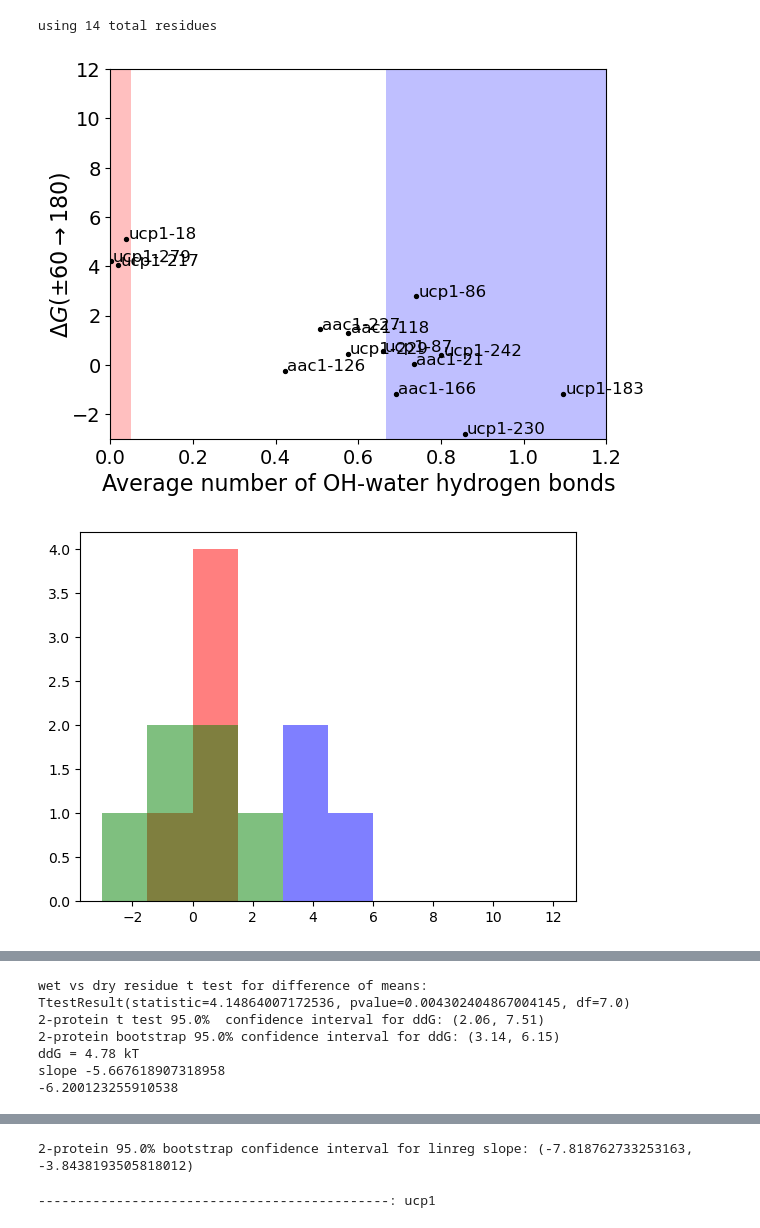
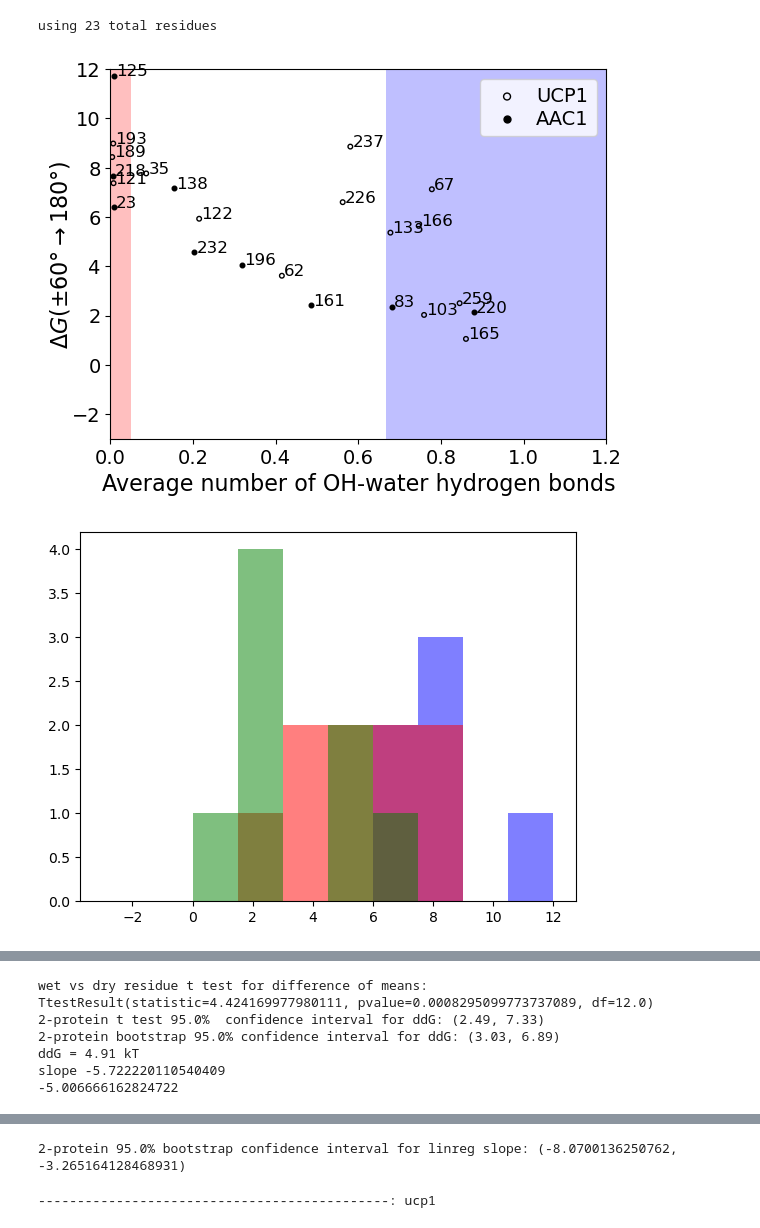
Before and after one commit to JonathanHB/threonine_rotamer_analysis, a Jupyter notebook: plot_rot_solv_sec_fixed_solvation.ipynb, the cells around one changed output, grey strips where cells are left out. Drawn from its saved outputs; the diff is of its cells as text; code cells hidden in the pictures.

Commit message:
figure updates

```diff
--- a/plot_rot_solv_sec_fixed_solvation.ipynb
+++ b/plot_rot_solv_sec_fixed_solvation.ipynb
@@ -227,7 +227,7 @@ def load_process(analysis_method, resn):
 
     return dG_all, hbond_t_frac_all, prot_all, resseq_all
 # %%
-resn = "ser"
+resn = "thr"
 dG_all, hbond_t_frac_all, prot_all, resseq_all = load_process(hist_fixed_class, resn)
 
 plt.scatter(hbond_t_frac_all, dG_all)
@@ -255,14 +255,33 @@ using 14 total residues
 # %%
 #plt.figure(figsize=(5,5), dpi=600)
 fsz = 16
-plt.scatter(hbond_t_frac_all, dG_all, s=8, color="black")
+#plt.scatter(hbond_t_frac_all, dG_all, s=8, color="black")
 print(f"using {len(dG_all)} total residues")
 
+point_size = 11
+aac1label = False
+ucp1label = False
 for p, r, w, g in zip(prot_all, resseq_all, hbond_t_frac_all, dG_all):
-    plt.annotate(f"{p}-{r}", (w+0.005, g), fontsize=12)
+    plt.annotate(f"{r}", (w+0.005, g), fontsize=12) #the protein was formerly also included in the point label
+    if p == "aac1":
+        if not aac1label:
+            label = "AAC1"
+            aac1label = True
+        else:
+            label = "_nolegend_"
+        plt.scatter(w, g, s=point_size, color="black", label=label)
+    else:
+        if not ucp1label:
+            label = "UCP1"
+            ucp1label = True
+        else:
+            label = "_nolegend_"
+        plt.scatter(w, g, s=point_size, color="black", facecolors='none', label=label)
+
+plt.legend(fontsize=14, loc="upper right", markerscale=1.5, handletextpad=0.5, labelspacing=0.2)
 
 plt.xlabel("Average number of OH-water hydrogen bonds", fontsize=fsz)
-plt.ylabel(r"$\Delta G(±60\rightarrow 180)$", fontsize=fsz, labelpad=0)
+plt.ylabel(r"$\Delta G(±60\degree\rightarrow 180\degree)$", fontsize=fsz, labelpad=0)
 #plt.ylabel(r"Free energy of 180 degree rotamer, $\Delta G_{rot|i}$ (kT)")
 plt.xlim(0,1.2)
 plt.ylim(-3,12)
@@ -274,9 +293,9 @@ plt.fill_between((0, 0.05), -3, 12, color="red", alpha=0.25, linewidth=0, zorder
 plt.fill_between((2/3, 1.2), -3, 12, color="blue", alpha=0.25, linewidth=0, zorder=0)
 # plt.axvline(0.05, color="red")
 # plt.axvline(2/3, color="red")
-
-plt.savefig(f"figures/rotamer_solvation_scatter_{resn}.png", dpi=600, bbox_inches='tight')
-plt.savefig(f"figures/rotamer_solvation_scatter_{resn}.svg", format="svg", bbox_inches='tight')
+version = 3
+plt.savefig(f"figures/rotamer_solvation_scatter_{resn}_v{version}.png", dpi=600, bbox_inches='tight')
+plt.savefig(f"figures/rotamer_solvation_scatter_{resn}_v{version}.svg", format="svg", bbox_inches='tight')
 
 plt.show()
 
@@ -317,7 +336,7 @@ plt.xlabel("Solvent environment", fontsize=fsz)
 
 plt.ylim(-3, 12)
 plt.yticks(fontsize=14)
-plt.ylabel(r"$\Delta G(±60\rightarrow 180)$", fontsize=fsz, labelpad=0)
+plt.ylabel(r"$\Delta G(±60\degree\rightarrow 180\degree)$", fontsize=fsz, labelpad=0)
 #plt.ylabel(r"Free energy of 180 degree rotamer, $\Delta G_{rot|i}$ (kT)")
 
 np.save(f"figures/mean_{resn}_rotamer_DeltaG_by_solvation.npy", means)
@@ -386,33 +405,33 @@ hbond_strength_kt = G_hb*Jkc/(NA*kB*T) #kT
 # #hessa von heijne transfer free energy
 # print(0.52*Jkc/(NA*kB*T))
 
 #linear regression
 linreg = True
 if linreg:
     slope, intercept, r, p, std_err = stats.linregress(hbond_t_frac_all, dG_all)
     print(f"slope {slope}")
     print(slope*(max(hbond_t_frac_all)-min(hbond_t_frac_all)))
 
     def myfunc(x):
         return slope * x + intercept
 
     mymodel = list(map(myfunc, hbond_t_frac_all))
 
     plt.scatter(hbond_t_frac_all, dG_all)
     plt.plot(hbond_t_frac_all, mymodel)
     plt.xlabel("mean # hydrogen bonds at any given time")
     plt.ylabel("free energy of 180 degree rotamer")
     plt.show()
 
     #boostrap slope with linear regression
     def linreg_slope(sample_hb, sample_G):
         slope, intercept, r, p, std_err = stats.linregress(sample_hb, sample_G)
         return slope
 
     #note that paired=true is needed here
     bootstrap_result = stats.bootstrap(data=(hbond_t_frac_all, dG_all), statistic=linreg_slope, n_resamples=9999, paired=True, confidence_level=confidence_level)
     print(f"2-protein {confidence_level*100}% bootstrap confidence interval for linreg slope: ({bootstrap_result.confidence_interval.low}, {bootstrap_result.confidence_interval.high})")
 # %% [output]
-using 14 total residues
+using 23 total residues
-[figure, old version]
+[figure, new version]
-[figure, old version]
+[figure, new version]
@@ -420,7 +439,7 @@ using 14 total residues
 wet vs dry residue t test for difference of means:
-TtestResult(statistic=4.14864007172536, pvalue=0.004302404867004145, df=7.0)
-2-protein t test 95.0%  confidence interval for ddG: (2.06, 7.51)
-2-protein bootstrap 95.0% confidence interval for ddG: (3.14, 6.15)
-ddG = 4.78 kT
-slope -5.667618907318958
--6.200123255910538
+TtestResult(statistic=4.424169977980111, pvalue=0.0008295099773737089, df=12.0)
+2-protein t test 95.0%  confidence interval for ddG: (2.49, 7.33)
+2-protein bootstrap 95.0% confidence interval for ddG: (3.03, 6.89)
+ddG = 4.91 kT
+slope -5.722220110540409
+-5.006666162824722
@@ -428,4 +447,4 @@ slope -5.667618907318958
-2-protein 95.0% bootstrap confidence interval for linreg slope: (-7.818762733253163, -3.8438193505818012)
+2-protein 95.0% bootstrap confidence interval for linreg slope: (-8.0700136250762, -3.265164128468931)
 # %%
 
 #Tieleman and Macallum measure the free energy of bringing ethanol from water to the middle of a membrane http://www.jgp.org/cgi/doi/10.1085/jgp.200709745
```
Also changed, not shown: parts of 3 cells of this notebook, 1 other file.
